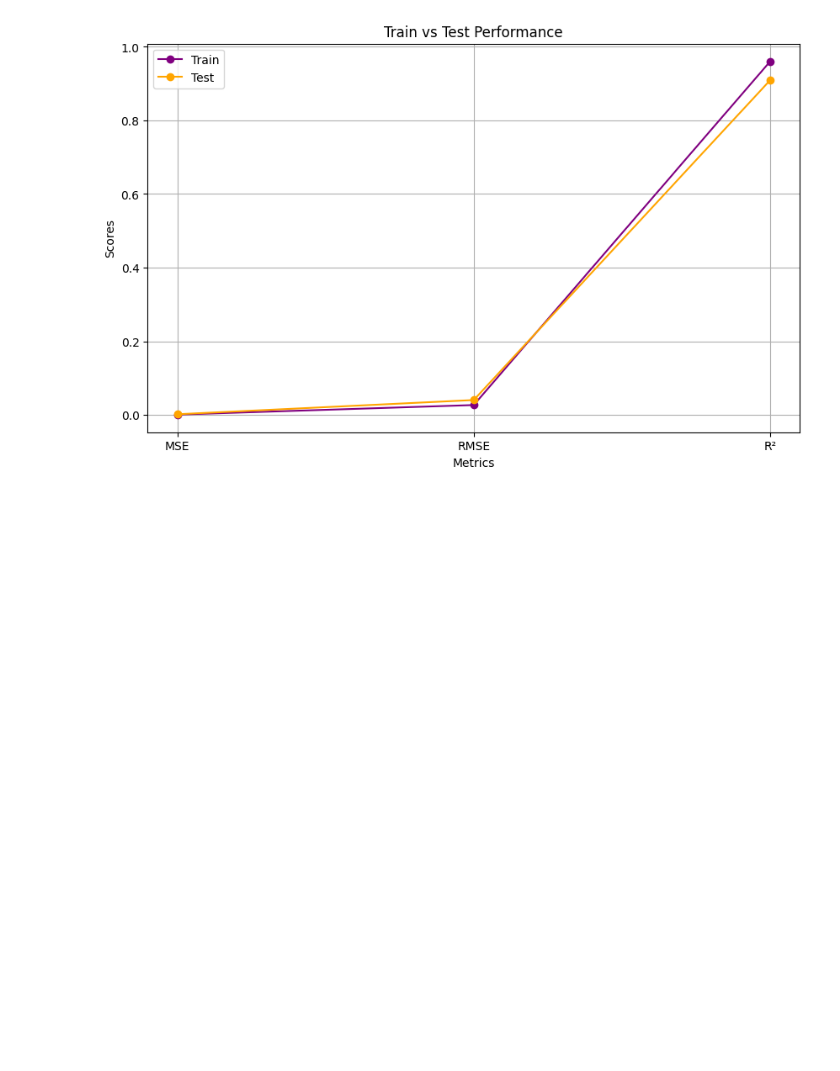
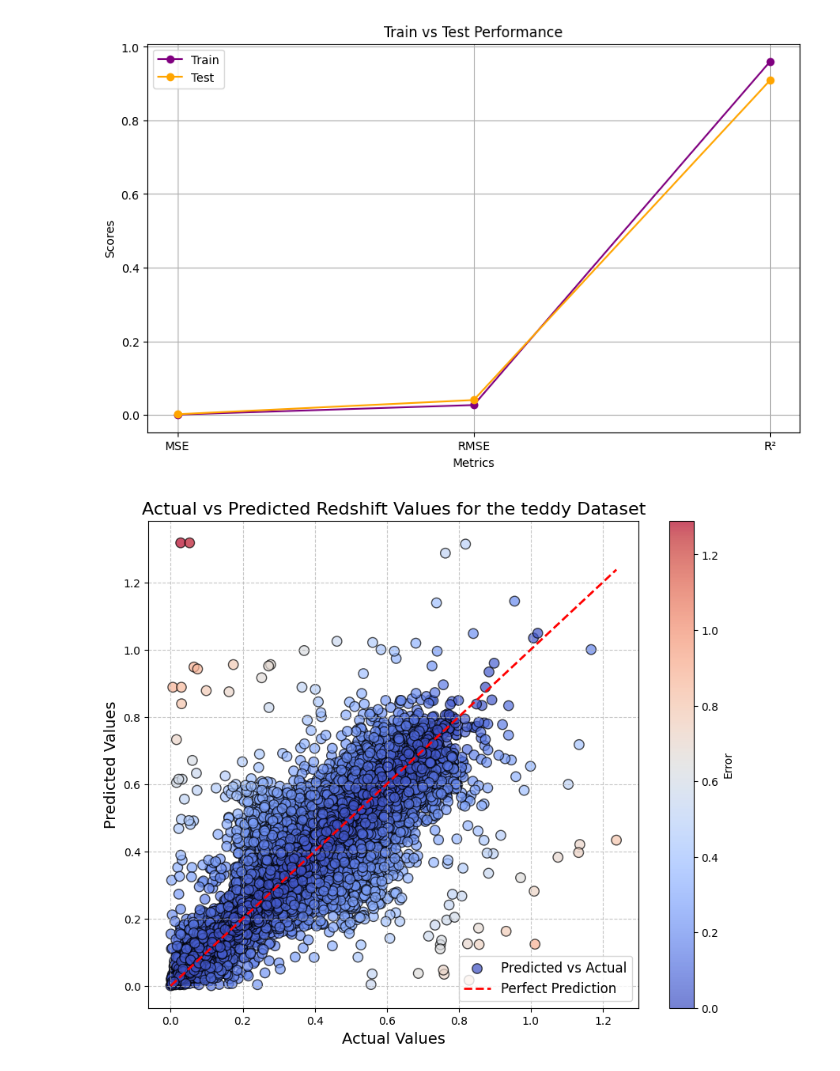
Before and after one commit to saidakhursheed/Estimating-Galaxy-Distances, a Jupyter notebook: teddycode.ipynb, the cells around one changed output. Drawn from its saved outputs; the diff is of its cells as text; code cells hidden in the pictures; blank space fills up the shorter version.

```diff
--- a/teddycode.ipynb
+++ b/teddycode.ipynb
@@ -191,3 +183,35 @@ plt.grid(True)
 plt.show()
 # %% [output]
 [figure]
+# %%
+# Generate predictions
+y_pred = best_model.predict(X_test)
+# %%
+import matplotlib.pyplot as plt
+import numpy as np
+
+# Assuming y_test and y_pred are pandas Series
+# Example: y_test = pd.Series([...]), y_pred = pd.Series([...])
+
+# Calculate error
+errors = np.abs(y_test - y_pred)
+
+# Create a scatter plot with a color gradient based on the error
+plt.figure(figsize=(10, 8))
+plt.scatter(y_test, y_pred, c=errors, cmap='coolwarm', alpha=0.7, edgecolor='k', s=80, label='Predicted vs Actual')
+
+# Add a line for the perfect prediction
+plt.plot([min(y_test), max(y_test)], [min(y_test), max(y_test)], color='red', linewidth=2, linestyle='--', label='Perfect Prediction')
+
+# Customize the plot
+plt.xlabel('Actual Values', fontsize=14)
+plt.ylabel('Predicted Values', fontsize=14)
+plt.title('Actual vs Predicted Redshift Values for the teddy Dataset', fontsize=16)
+plt.legend(fontsize=12)
+plt.colorbar(label='Error')
+plt.grid(True, linestyle='--', alpha=0.7)
+
+# Show the plot
+plt.show()
+# %% [output]
+[figure, added]
```
Also changed, not shown: parts of 2 cells of this notebook.
